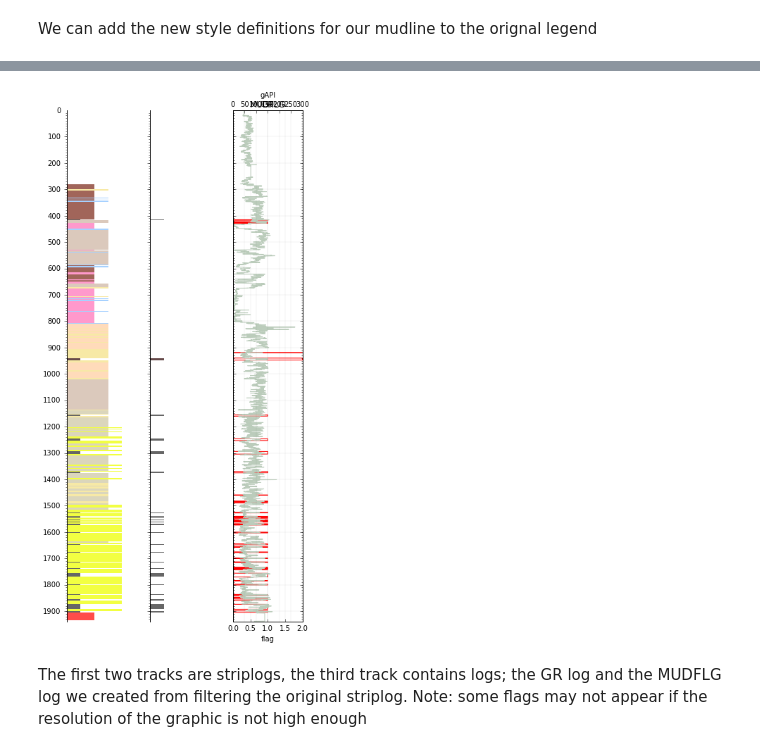
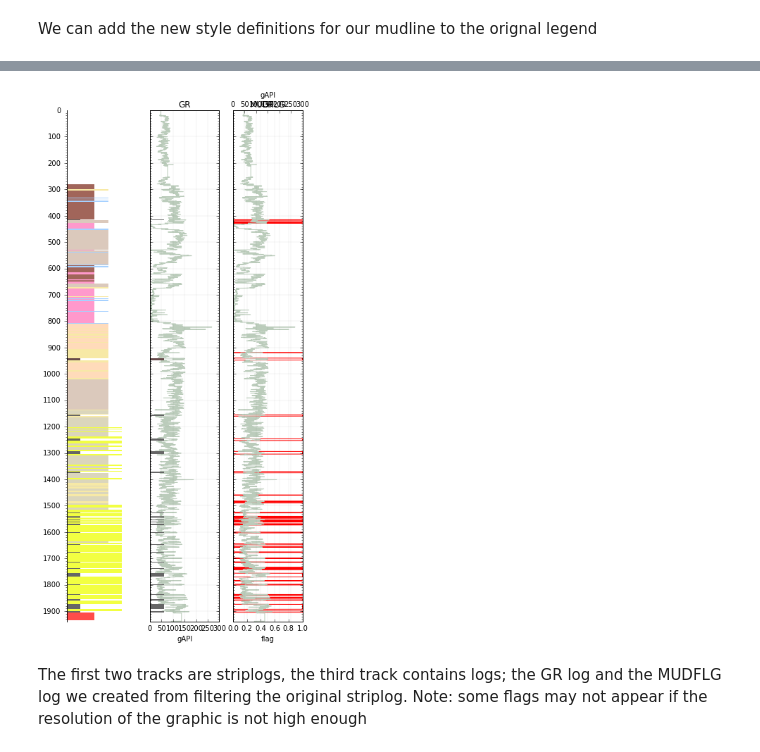
Before and after one commit to EvanBianco/recipes, a Jupyter notebook: Filtering a log with a striplog.ipynb, the cells around one changed output, grey strips where cells are left out. Drawn from its saved outputs; the diff is of its cells as text; code cells hidden in the pictures.

```diff
--- a/Filtering a log with a striplog.ipynb
+++ b/Filtering a log with a striplog.ipynb
@@ -58,0 +69,3 @@ mfbasis.size
+# %%
+mud_flag = muds.to_flag(basis=gr.basis)
+mud_flag
@@ -102,10 +104,10 @@ mud_legend = Legend.from_csv(mud_track)
 # %%
 complete_legend = legend + mud_legend
 # %%
-tracks = ['strip', 'muds', ['MUDFLG','GR']]
+tracks = ['strip', ['GR', 'muds'], ['MUDFLG','GR']]
 P129.plot(tracks=tracks, legend=complete_legend)
 # %% [output]
-[figure, old version]
+[figure, new version]
 # %% [markdown]
 The first two tracks are striplogs, the third track contains logs; the GR log and the MUDFLG log we created from filtering the original striplog. Note: some flags may not appear if the resolution of the graphic is not high enough
 # %%
```
Also changed, not shown: parts of 18 cells of this notebook, 2 other files.
